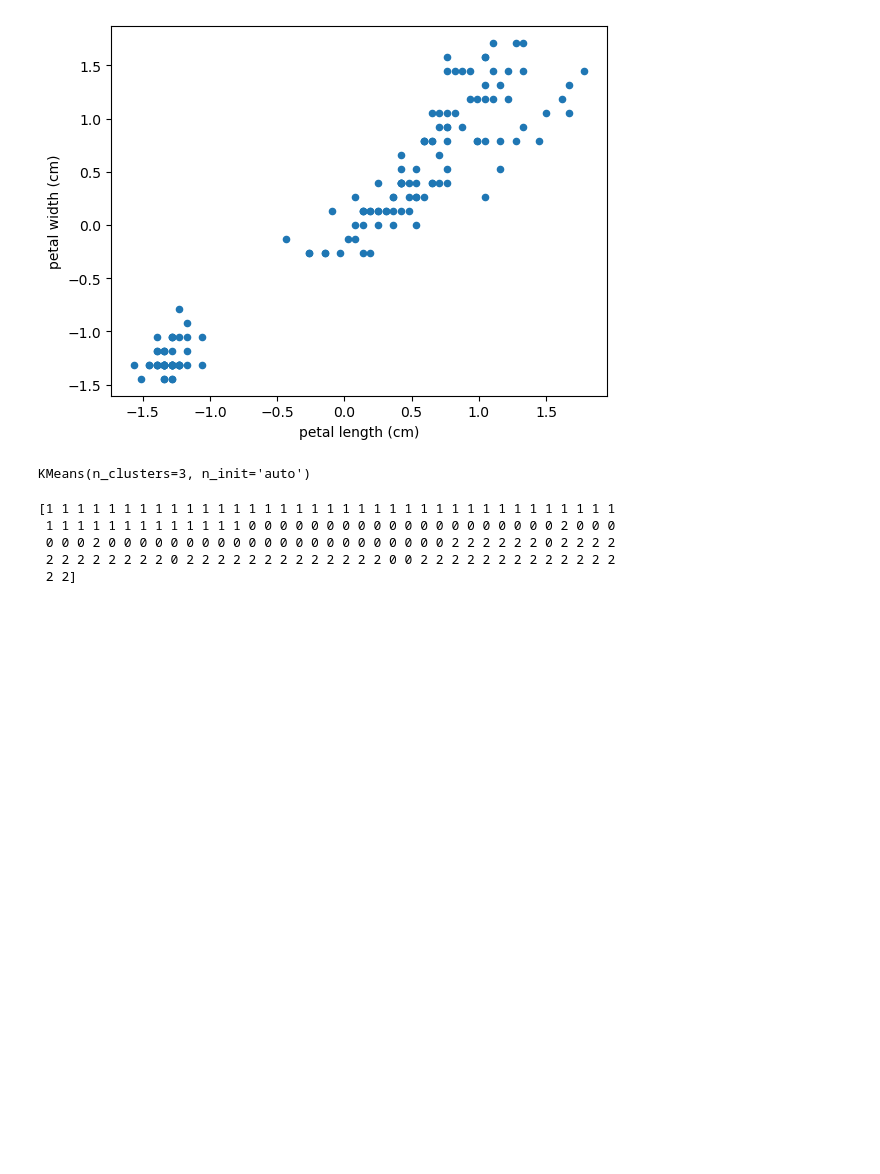
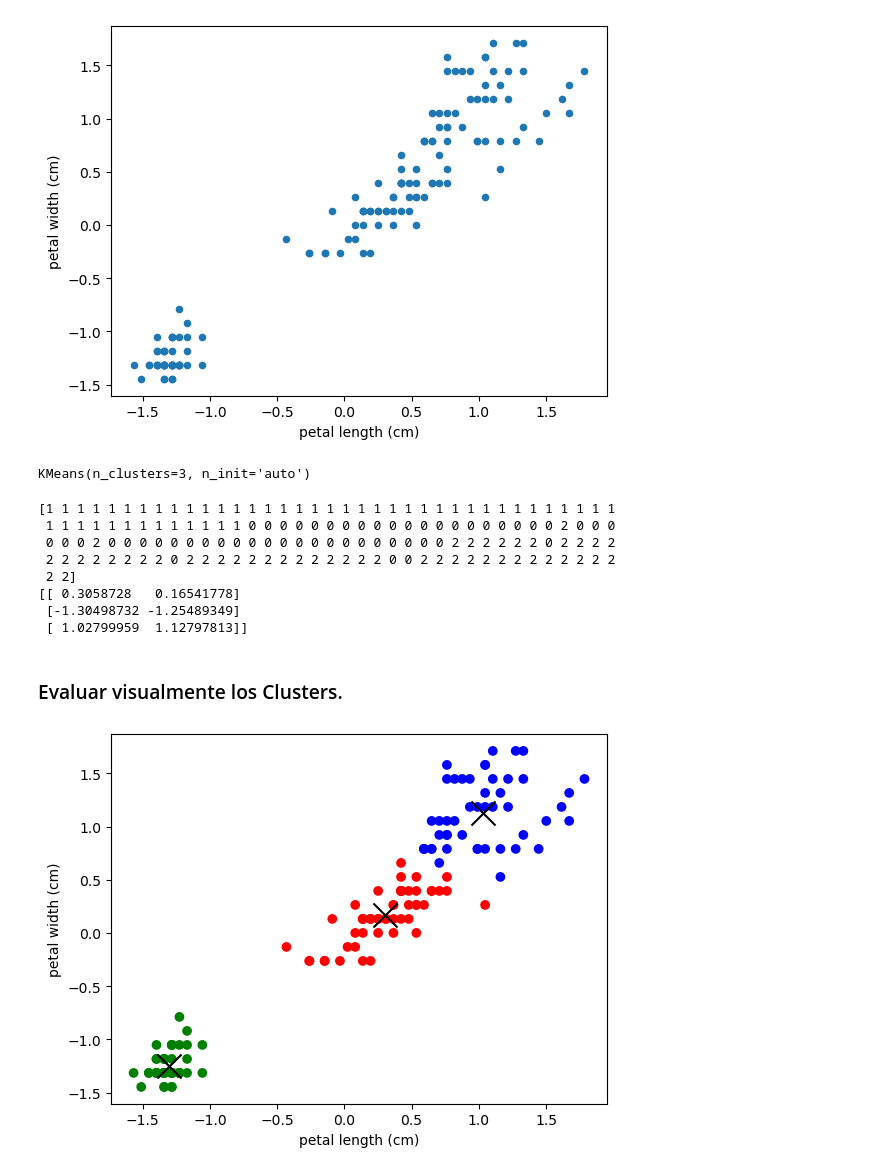
Before and after one commit to JeanGC970520/caipc, a Jupyter notebook: my_learning/cloustering/k_means.ipynb, the cells around one changed output. Cells and saved outputs as stored; diff of their text form; code cells hidden in the pictures; blank space fills up the shorter version.

Commit message:
Visually evaluate and comparing with original dataset

```diff
--- a/my_learning/cloustering/k_means.ipynb
+++ b/my_learning/cloustering/k_means.ipynb
@@ -81,9 +81,27 @@ KMeans(n_clusters=3, n_init='auto')
 labels = kmeans.labels_
 print(labels)
 centroids = kmeans.cluster_centers_
+print(centroids)
 # %% [output]
 [1 1 1 1 1 1 1 1 1 1 1 1 1 1 1 1 1 1 1 1 1 1 1 1 1 1 1 1 1 1 1 1 1 1 1 1 1
  1 1 1 1 1 1 1 1 1 1 1 1 1 0 0 0 0 0 0 0 0 0 0 0 0 0 0 0 0 0 0 0 0 2 0 0 0
  0 0 0 2 0 0 0 0 0 0 0 0 0 0 0 0 0 0 0 0 0 0 0 0 0 0 2 2 2 2 2 2 0 2 2 2 2
  2 2 2 2 2 2 2 2 0 2 2 2 2 2 2 2 2 2 2 2 2 2 0 0 2 2 2 2 2 2 2 2 2 2 2 2 2
  2 2]
+[[ 0.3058728   0.16541778]
+ [-1.30498732 -1.25489349]
+ [ 1.02799959  1.12797813]]
+# %% [markdown]
+### Evaluar visualmente los Clusters.
+# %%
+x = pd.DataFrame(x, columns=features)
+# %%
+colormap = np.array(['r', 'g', 'b'])
+plt.scatter(x['petal length (cm)'], x['petal width (cm)'], c=colormap[labels])
+plt.scatter(centroids[:, 0], centroids[:, 1], s=300, marker='x', c='k')
+
+plt.xlabel('petal length (cm)')
+plt.ylabel('petal width (cm)')
+plt.show()
+# %% [output]
+[figure, added]
```
Also changed, not shown: parts of 3 cells of this notebook.
